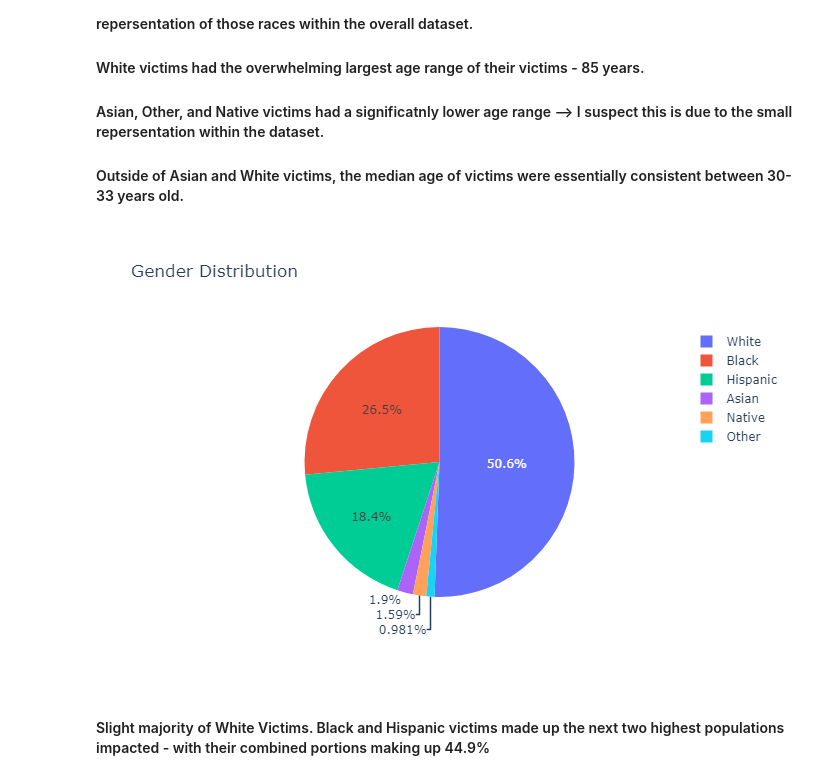
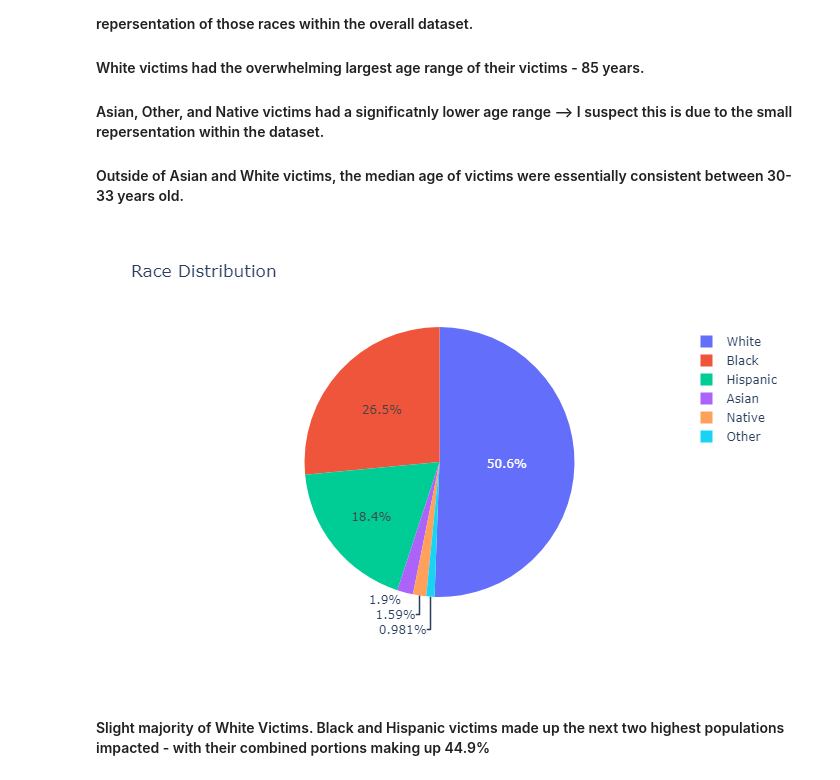
Before and after one commit to kofile-10/OfficerInvolvedShootings, a Jupyter notebook: OIS.ipynb, the cells around one changed output. Saved outputs shown, nothing was run; the diff lists cells and outputs as text; code cells hidden in the pictures.

```diff
--- a/OIS.ipynb
+++ b/OIS.ipynb
@@ -270,17 +270,17 @@ fig.show(renderer="png")
 # %%
 data = ois['race'].value_counts().reset_index()
 data.columns = ['race', 'count']
 fig = px.pie(
     data,
     values='count',
     names='race',
-    title='Gender Distribution',
+    title='Race Distribution',
     width=800,
     height=500
 )
 fig.show(renderer="png")
 # %% [output]
-[figure, old version]
+[figure, new version]
 # %% [markdown]
 #### Slight majority of White Victims. Black and Hispanic victims made up the next two highest populations impacted - with their combined portions making up 44.9%
 # %%
```
